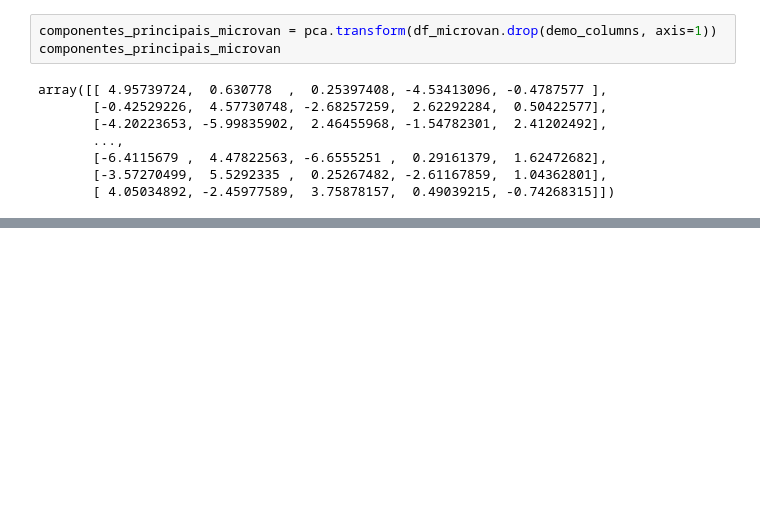
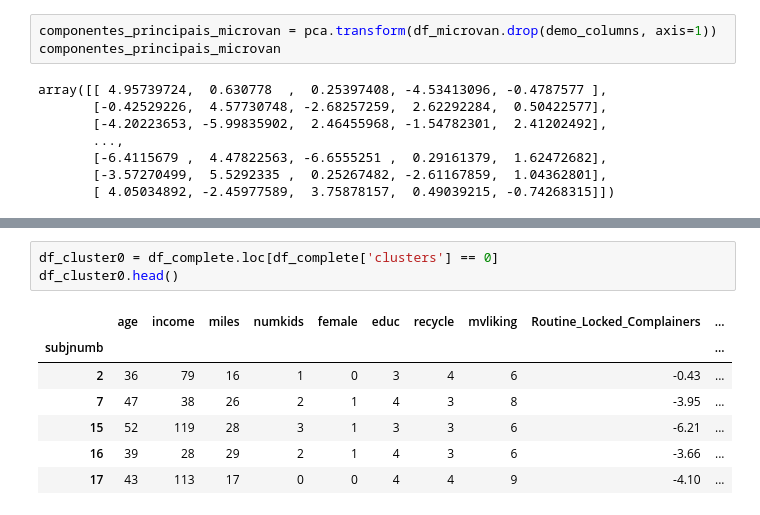
Before and after one commit to luismendoncafsilva/PCA_K-Means_Clustering_Project, a Jupyter notebook: pca_microvan.ipynb, the cells around one changed output, grey strips where cells are left out. Drawn from its saved outputs; the diff is of its cells as text; blank space fills up the shorter version.

```diff
--- a/pca_microvan.ipynb
+++ b/pca_microvan.ipynb
@@ -302,0 +395,11 @@ array([[ 4.95739724,  0.630778  ,  0.25397408, -4.53413096, -0.4787577 ],
+# %%
+df_cluster0 = df_complete.loc[df_complete['clusters'] == 0]
+df_cluster0.head()
+# %% [output]
+|  | age | income | miles | numkids | female | educ | recycle | mvliking | Routine_Locked_Complainers | ... |
+| subjnumb |  |  |  |  |  |  |  |  |  | ... |
+| 2 | 36 | 79 | 16 | 1 | 0 | 3 | 4 | 6 | -0.43 | ... |
+| 7 | 47 | 38 | 26 | 2 | 1 | 4 | 3 | 8 | -3.95 | ... |
+| 15 | 52 | 119 | 28 | 3 | 1 | 3 | 3 | 6 | -6.21 | ... |
+| 16 | 39 | 28 | 29 | 2 | 1 | 4 | 3 | 6 | -3.66 | ... |
+| 17 | 43 | 113 | 17 | 0 | 0 | 4 | 4 | 9 | -4.10 | ... |
```
Also changed, not shown: parts of 10 cells of this notebook.
